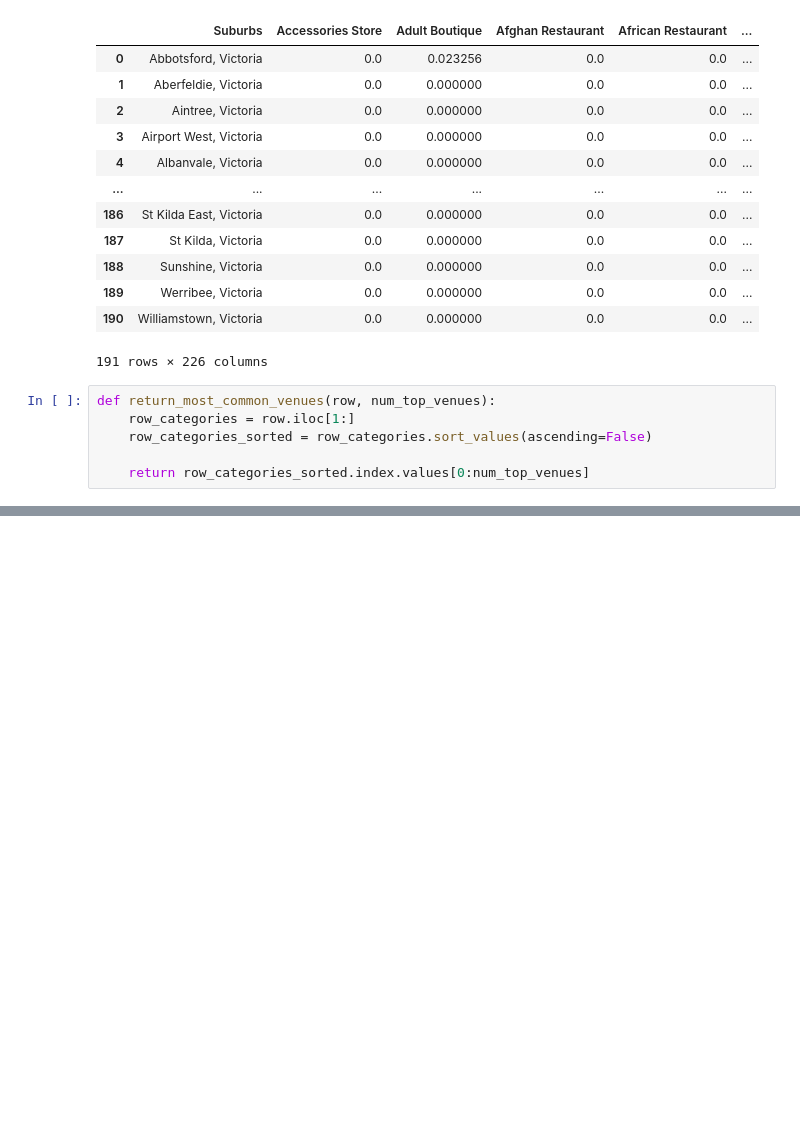
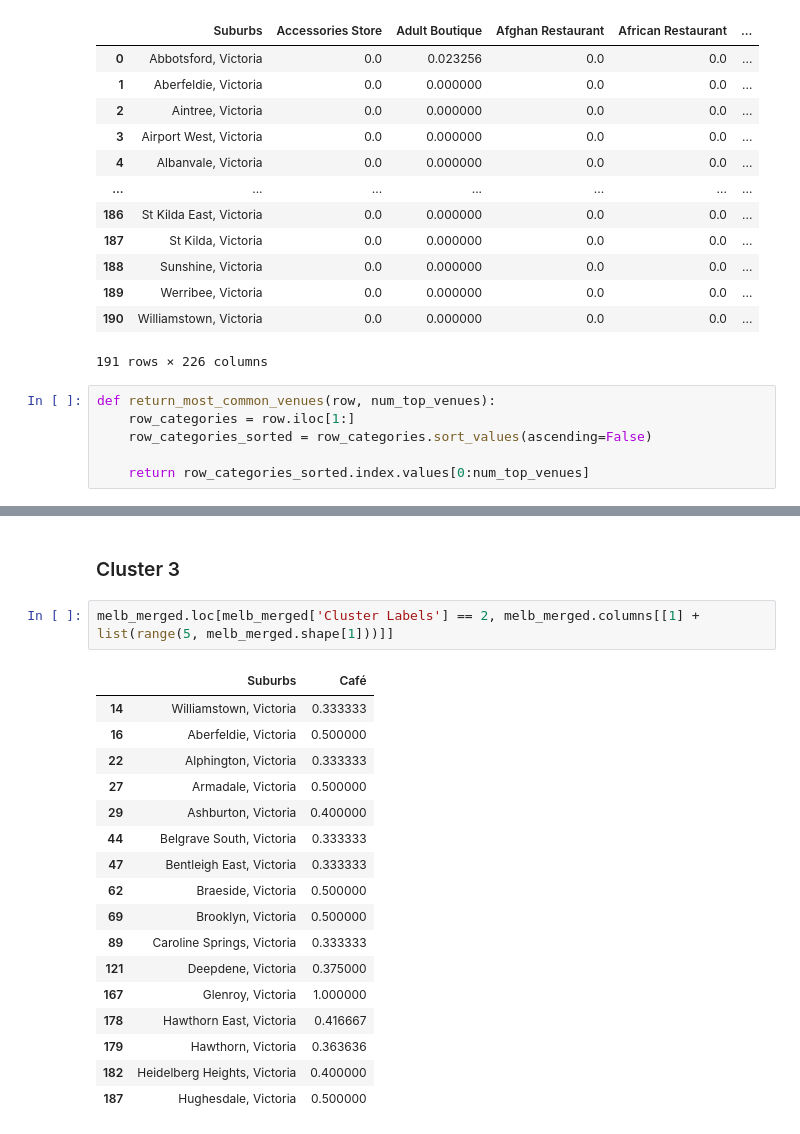
Before and after one commit to Piyal-Banik/Coursera_Capstone, a Jupyter notebook: Week 5/melbourne_suburbs_clustering.ipynb, the cells around one changed output, grey strips where cells are left out. Cells and saved outputs as stored; diff of their text form; blank space fills up the shorter version.

```diff
--- a/Week 5/melbourne_suburbs_clustering.ipynb
+++ b/Week 5/melbourne_suburbs_clustering.ipynb
@@ -331,0 +461,22 @@ res_alberta
+# %% [markdown]
+### Cluster 3
+# %%
+melb_merged.loc[melb_merged['Cluster Labels'] == 2, melb_merged.columns[[1] + list(range(5, melb_merged.shape[1]))]]
+# %% [output]
+|  | Suburbs | Café |
+| 14 | Williamstown, Victoria | 0.333333 |
+| 16 | Aberfeldie, Victoria | 0.500000 |
+| 22 | Alphington, Victoria | 0.333333 |
+| 27 | Armadale, Victoria | 0.500000 |
+| 29 | Ashburton, Victoria | 0.400000 |
+| 44 | Belgrave South, Victoria | 0.333333 |
+| 47 | Bentleigh East, Victoria | 0.333333 |
+| 62 | Braeside, Victoria | 0.500000 |
+| 69 | Brooklyn, Victoria | 0.500000 |
+| 89 | Caroline Springs, Victoria | 0.333333 |
+| 121 | Deepdene, Victoria | 0.375000 |
+| 167 | Glenroy, Victoria | 1.000000 |
+| 178 | Hawthorn East, Victoria | 0.416667 |
+| 179 | Hawthorn, Victoria | 0.363636 |
+| 182 | Heidelberg Heights, Victoria | 0.400000 |
+| 187 | Hughesdale, Victoria | 0.500000 |
```
Also changed, not shown: parts of 16 cells of this notebook.
